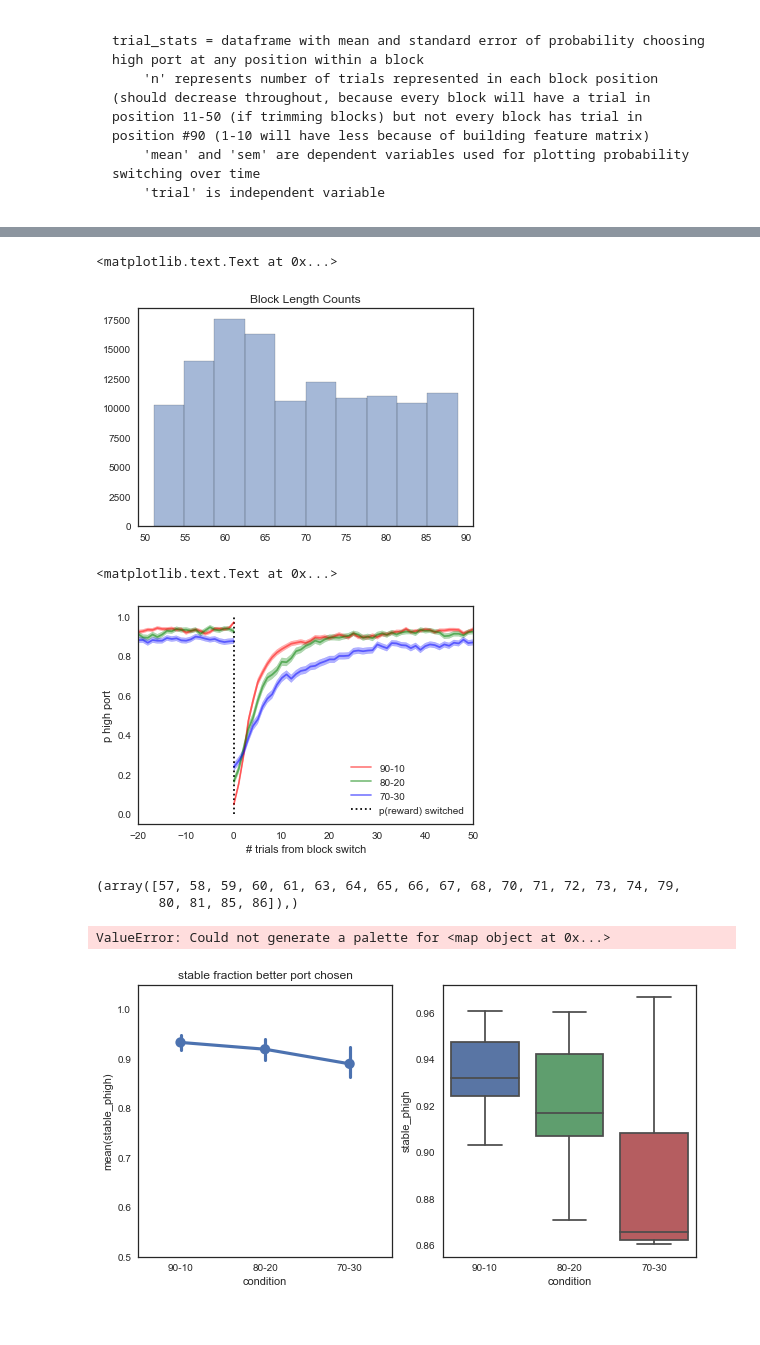
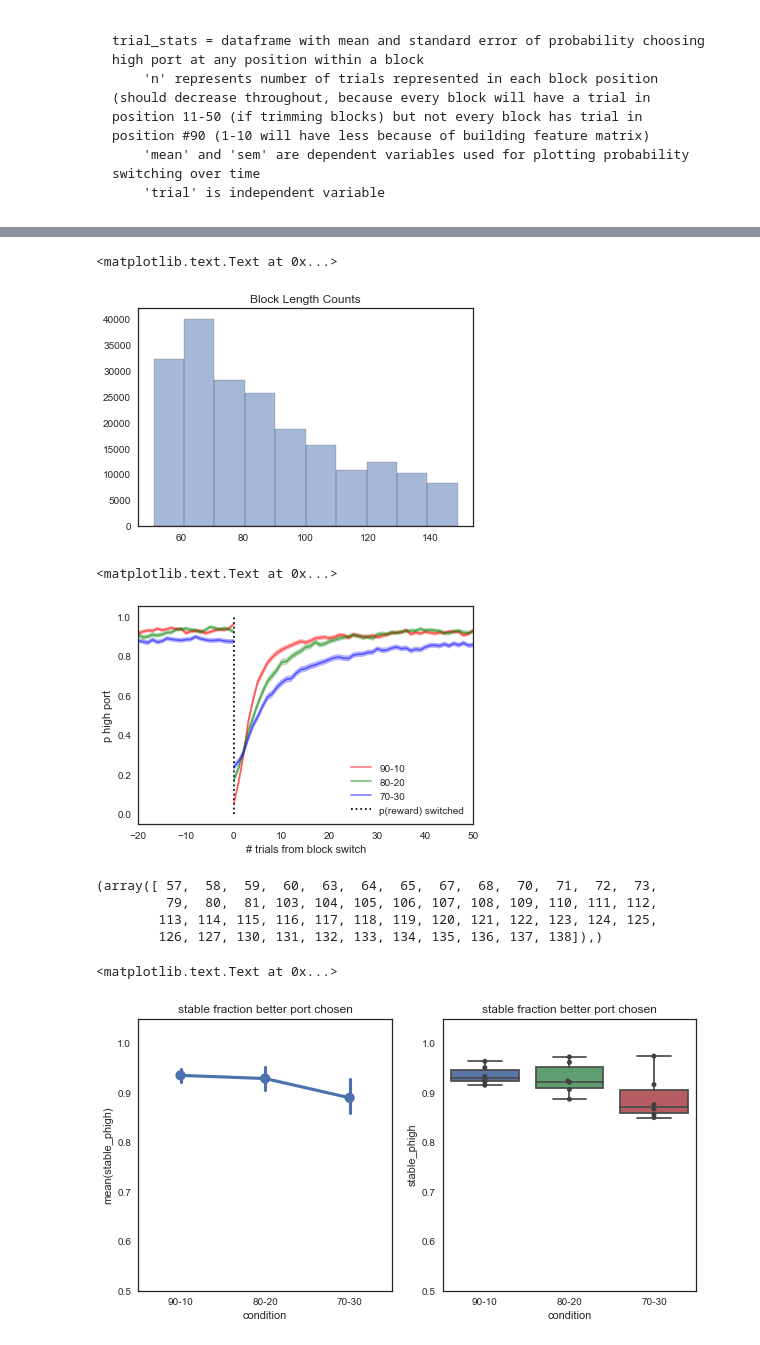
Before and after one commit to celiaberon/mouse_bandit, a Jupyter notebook: jupyter_notebooks/working/p_high_port.ipynb, the cells around one changed output, grey strips where cells are left out. Saved outputs shown, nothing was run; the diff lists cells and outputs as text; code cells hidden in the pictures.

```diff
--- a/jupyter_notebooks/working/p_high_port.ipynb
+++ b/jupyter_notebooks/working/p_high_port.ipynb
@@ -131,7 +131,7 @@ data.tail(5)
 # %% [markdown]
 ### select block lengths over range of interest
 # %%
-data_match_blocks = data[data['Current Block Length']<90] # take only blocks with fewer than 90 trials
+data_match_blocks = data[data['Current Block Length']<150] # take only blocks with fewer than 90 trials
 data_match_blocks = data_match_blocks[data_match_blocks['Current Block Length']>50] # blocks with 30+ trials
 datas = data_match_blocks.copy()
 # %%
@@ -235,7 +226,7 @@ plt.hist(datas['Current Block Length'], histtype='bar', alpha=0.5, ec='black')
 plt.title('Block Length Counts')
 # %% [output]
 <matplotlib.text.Text at 0x...>
-[figure, old version]
+[figure, new version]
 # %%
 trial_stats = trial_stats[trial_stats['n'] > 30] # if there are sufficient repetitions of this block position
 trial_stats_ = trial_stats_[trial_stats_['n'] > 30]
@@ -268,7 +259,7 @@ plt.xlabel('# trials from block switch')
 plt.ylabel('p high port')
 # %% [output]
 <matplotlib.text.Text at 0x...>
-[figure, old version]
+[figure, new version]
 # %%
 # calculate baseline p(highport) to compare with after block switch for each condition
 
@@ -285,8 +276,10 @@ for i,condition in enumerate(conditions):
 # %%
 np.where(u >= u_avg_[2]) # where is mean p(highport) greater than baseline for 70-30
 # %% [output]
-(array([57, 58, 59, 60, 61, 63, 64, 65, 66, 67, 68, 70, 71, 72, 73, 74, 79,
-        80, 81, 85, 86]),)
+(array([ 57,  58,  59,  60,  63,  64,  65,  67,  68,  70,  71,  72,  73,
+         79,  80,  81, 103, 104, 105, 106, 107, 108, 109, 110, 111, 112,
+        113, 114, 115, 116, 117, 118, 119, 120, 121, 122, 123, 124, 125,
+        126, 127, 130, 131, 132, 133, 134, 135, 136, 137, 138]),)
 # %%
 stats = pd.DataFrame()
 for c in conditions:
@@ -343,21 +336,21 @@ for i,point in enumerate(switch_points):
 # %%
 plt.figure(figsize=(10,5))
 
 plt.subplot(121)
 sns.pointplot(x='condition',y='stable_phigh',data=stats)
 plt.legend(bbox_to_anchor=(1.5,1))
 plt.ylim(0.5,1.05)
 plt.title('stable fraction better port chosen')
 
 plt.subplot(122)
 sns.boxplot(x='condition',y='stable_phigh',data=stats)
-sns.swarmplot(x='condition',y='stable_phigh',data=stats,color='≠≠.25')
+sns.swarmplot(x='condition',y='stable_phigh',data=stats,color='.25')
 plt.legend(bbox_to_anchor=(1.5,1))
 plt.ylim(0.5,1.05)
 plt.title('stable fraction better port chosen')
 # %% [output]
-ValueError: Could not generate a palette for <map object at 0x...>
+<matplotlib.text.Text at 0x...>
-[figure, old version]
+[figure, new version]
 # %%
 plt.figure(figsize=(10,5))
 
```
Also changed, not shown: parts of 12 cells of this notebook, 2 other files.
